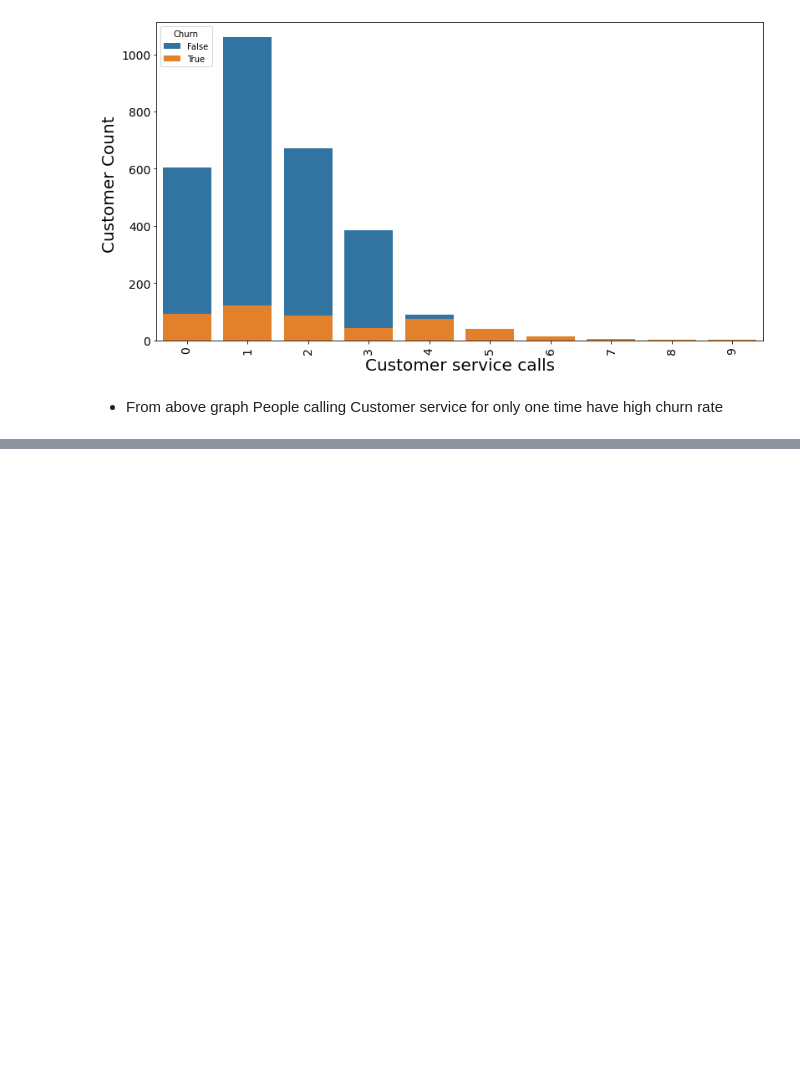
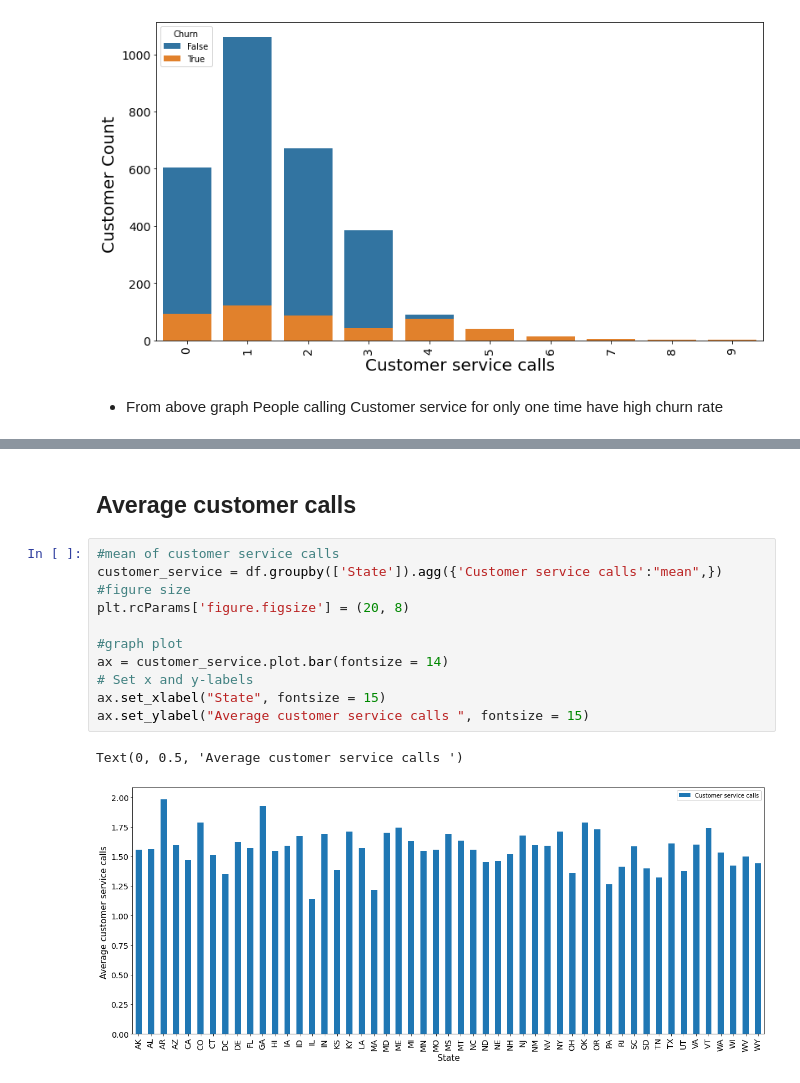
Before and after one commit to Ashfaquesayyed/telecom-churn-analysis, a Jupyter notebook: telecom_churn_analysis.ipynb, the cells around one changed output, grey strips where cells are left out. Saved outputs shown, nothing was run; the diff lists cells and outputs as text; blank space fills up the shorter version.

```diff
--- a/telecom_churn_analysis.ipynb
+++ b/telecom_churn_analysis.ipynb
@@ -489,0 +512,16 @@ plt.show()
+# %% [markdown]
+## Average customer calls
+# %%
+#mean of customer service calls
+customer_service = df.groupby(['State']).agg({'Customer service calls':"mean",})
+#figure size
+plt.rcParams['figure.figsize'] = (20, 8)
+
+#graph plot
+ax = customer_service.plot.bar(fontsize = 14)
+# Set x and y-labels
+ax.set_xlabel("State", fontsize = 15)
+ax.set_ylabel("Average customer service calls ", fontsize = 15)
+# %% [output]
+Text(0, 0.5, 'Average customer service calls ')
+[figure, added]
```
Also changed, not shown: parts of 3 cells of this notebook.
